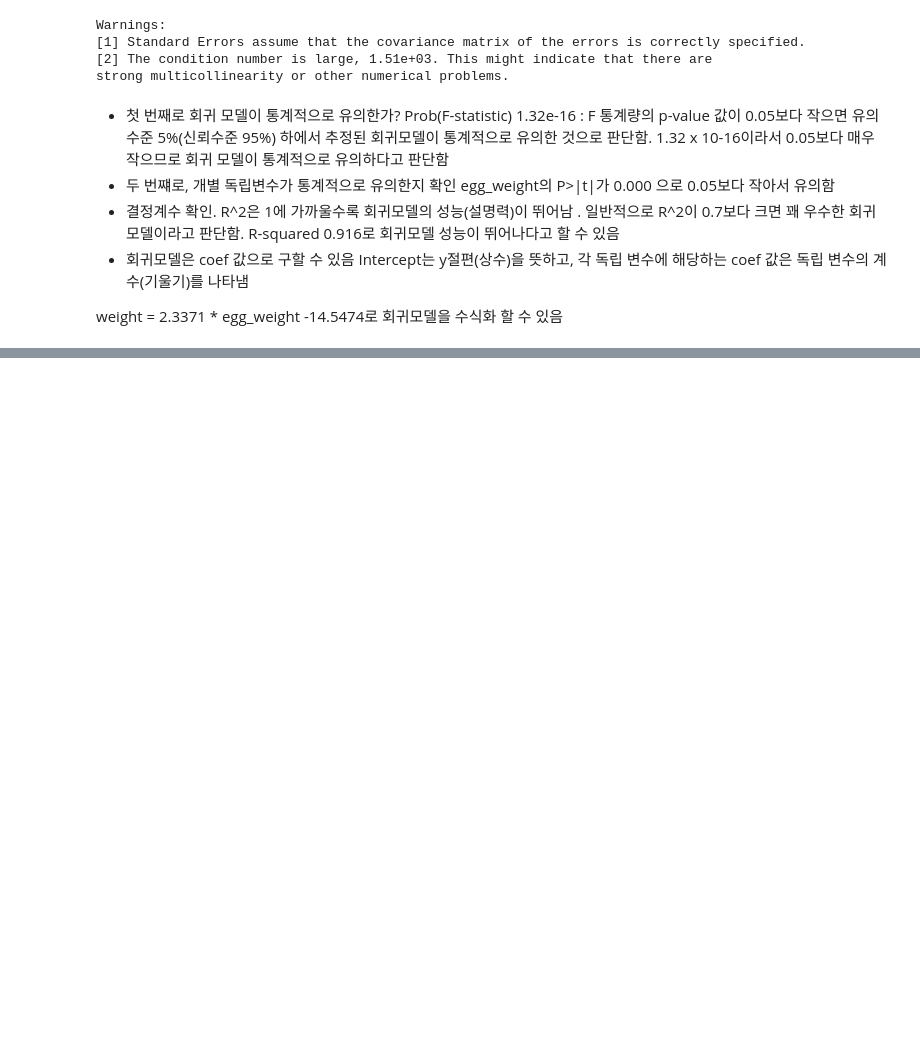
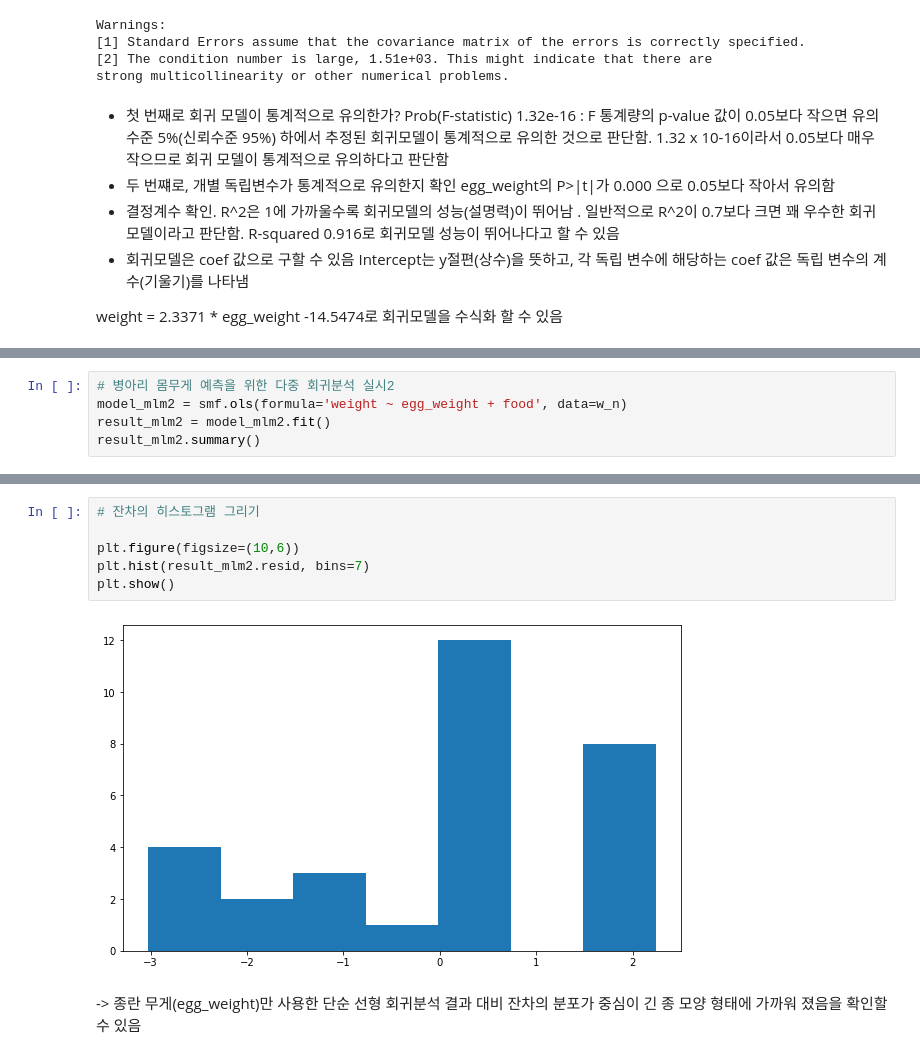
Before and after one commit to heyggun/Data_EDA, a Jupyter notebook: 현장에서_바로_써먹는_데이터_분석_with_파이썬_(1).ipynb, the cells around one changed output, grey strips where cells are left out. Drawn from its saved outputs; the diff is of its cells as text; blank space fills up the shorter version.

```diff
--- a/현장에서_바로_써먹는_데이터_분석_with_파이썬_(1).ipynb
+++ b/현장에서_바로_써먹는_데이터_분석_with_파이썬_(1).ipynb
@@ -616,0 +701,5 @@ strong multicollinearity or other numerical problems.
+# %%
+# 병아리 몸무게 예측을 위한 다중 회귀분석 실시2
+model_mlm2 = smf.ols(formula='weight ~ egg_weight + food', data=w_n)
+result_mlm2 = model_mlm2.fit()
+result_mlm2.summary()
@@ -616,0 +763,10 @@ strong multicollinearity or other numerical problems.
+# %%
+# 잔차의 히스토그램 그리기
+
+plt.figure(figsize=(10,6))
+plt.hist(result_mlm2.resid, bins=7)
+plt.show()
+# %% [output]
+[figure, added]
+# %% [markdown]
+-> 종란 무게(egg_weight)만 사용한 단순 선형 회귀분석 결과 대비 잔차의 분포가 중심이 긴 종 모양 형태에 가까워 졌음을 확인할 수 있음
```
Also changed, not shown: parts of 38 cells of this notebook.
